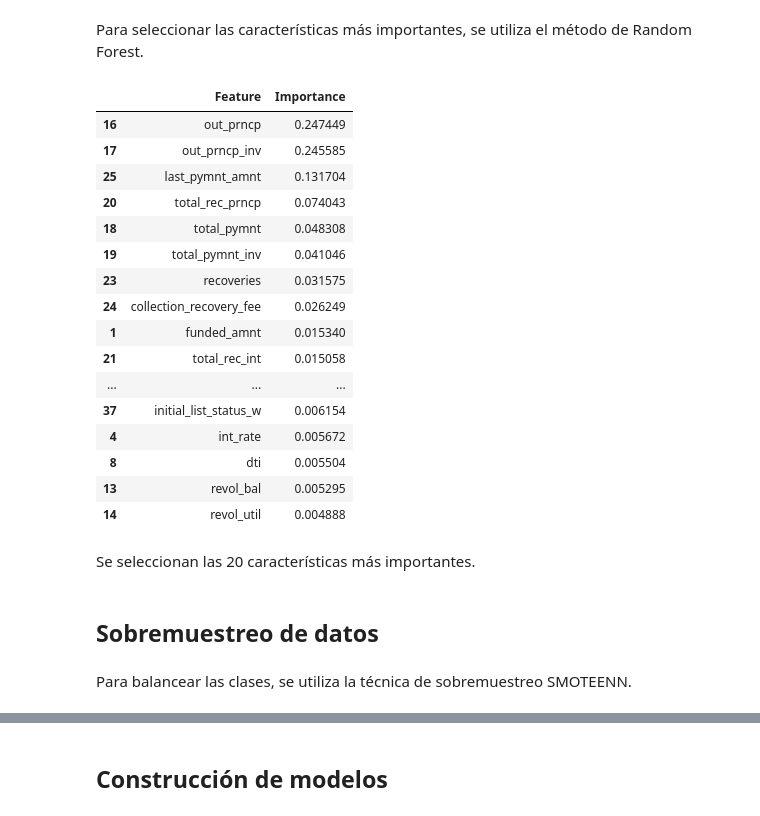
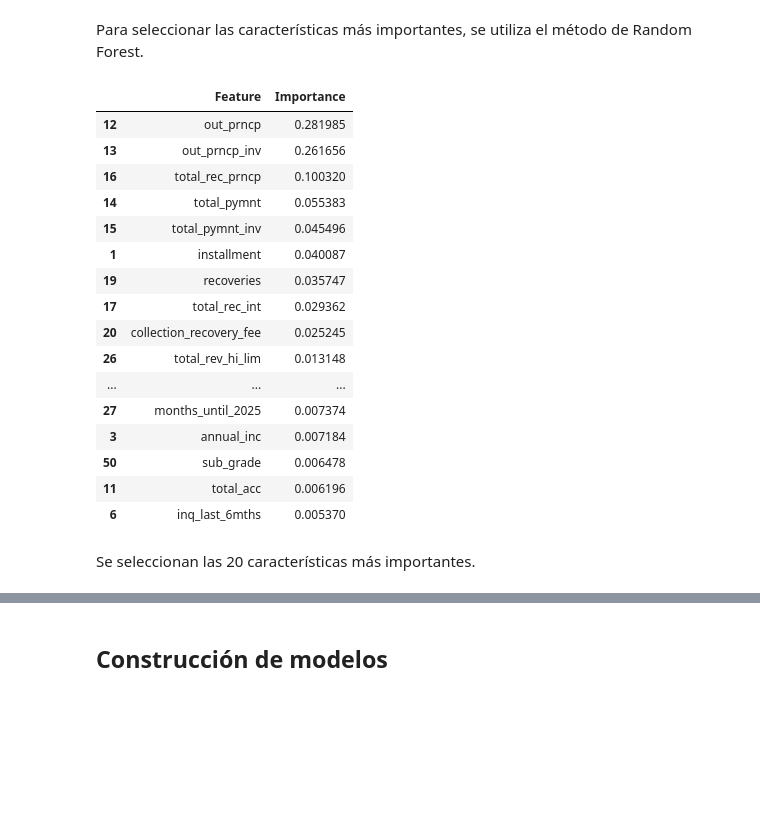
Before and after one commit to primolechuga/CreditRiskAnalysis, a Jupyter notebook: Credit_Risk_Analysis.ipynb, the cells around one changed output, grey strips where cells are left out. Saved outputs shown, nothing was run; the diff lists cells and outputs as text; code cells hidden in the pictures; blank space fills up the shorter version.

```diff
--- a/Credit_Risk_Analysis.ipynb
+++ b/Credit_Risk_Analysis.ipynb
@@ -450,7 +442,7 @@ Name: count, dtype: int64
 Dividimos los datos en conjuntos de entrenamiento y prueba.
 # %%
 #Dividimos los datos en train, test y validation
-X_train, X_val, y_train, y_val = train_test_split(X, y, test_size=0.25, random_state=42)
+X_train, X_val, y_train, y_val = train_test_split(X, y, test_size=0.25, random_state=42, stratify=y)
 # %% [markdown]
 ### Codificación de variables categóricas
 # %% [markdown]
@@ -559,33 +551,41 @@ memory usage: 289.4 MB
 ## Selección de características
 # %% [markdown]
 Para seleccionar las características más importantes, se utiliza el método de Random Forest.
+# %%
+
+# Label Encoding
+label_encoder = LabelEncoder()
+label_encoder.fit(y_train)  # Ajustar solo con train
+
+y_train= label_encoder.transform(y_train)
+y_val= label_encoder.transform(y_val)
 # %%
 #Vamos a usar Random Forest para determinar la importancia de las variables
-randomForest = RandomForestClassifier(n_estimators=400, random_state=42)
+randomForest = RandomForestClassifier(n_estimators=300, random_state=42)
 randomForest.fit(X_train, y_train)
 importances = randomForest.feature_importances_
 features = X_train.columns
 
 importance_df = pd.DataFrame({'Feature': features, 'Importance': importances}).sort_values(by='Importance', ascending=False)
 importance_df.head(20)
 # %% [output]
 |  | Feature | Importance |
-| 16 | out_prncp | 0.247449 |
-| 17 | out_prncp_inv | 0.245585 |
-| 25 | last_pymnt_amnt | 0.131704 |
-| 20 | total_rec_prncp | 0.074043 |
-| 18 | total_pymnt | 0.048308 |
-| 19 | total_pymnt_inv | 0.041046 |
-| 23 | recoveries | 0.031575 |
-| 24 | collection_recovery_fee | 0.026249 |
-| 1 | funded_amnt | 0.015340 |
-| 21 | total_rec_int | 0.015058 |
+| 12 | out_prncp | 0.281985 |
+| 13 | out_prncp_inv | 0.261656 |
+| 16 | total_rec_prncp | 0.100320 |
+| 14 | total_pymnt | 0.055383 |
+| 15 | total_pymnt_inv | 0.045496 |
+| 1 | installment | 0.040087 |
+| 19 | recoveries | 0.035747 |
+| 17 | total_rec_int | 0.029362 |
+| 20 | collection_recovery_fee | 0.025245 |
+| 26 | total_rev_hi_lim | 0.013148 |
 | ... | ... | ... |
-| 37 | initial_list_status_w | 0.006154 |
-| 4 | int_rate | 0.005672 |
-| 8 | dti | 0.005504 |
-| 13 | revol_bal | 0.005295 |
-| 14 | revol_util | 0.004888 |
+| 27 | months_until_2025 | 0.007374 |
+| 3 | annual_inc | 0.007184 |
+| 50 | sub_grade | 0.006478 |
+| 11 | total_acc | 0.006196 |
+| 6 | inq_last_6mths | 0.005370 |
 # %% [markdown]
 Se seleccionan las 20 características más importantes.
 # %%
@@ -593,7 +593,3 @@ Se seleccionan las 20 características más importantes.
 
 X_train = X_train[importance_df['Feature'][:20]]
 X_val = X_val[importance_df['Feature'][:20]]
-# %% [markdown]
-## Sobremuestreo de datos
-# %% [markdown]
-Para balancear las clases, se utiliza la técnica de sobremuestreo SMOTEENN.
```
Also changed, not shown: parts of 25 cells of this notebook.
